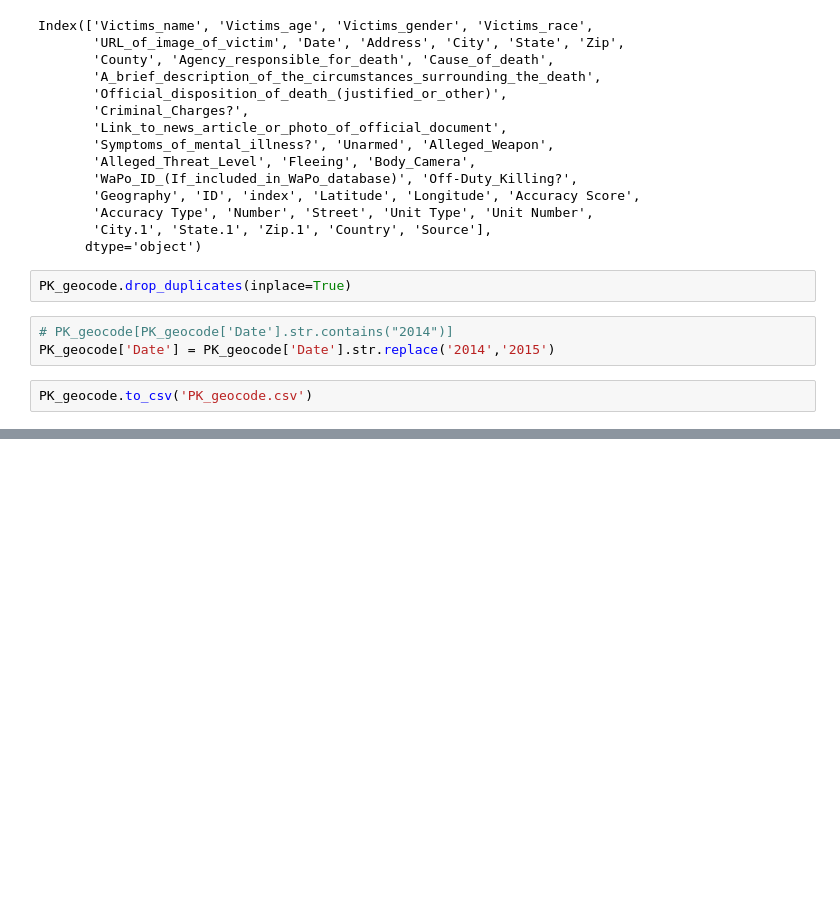
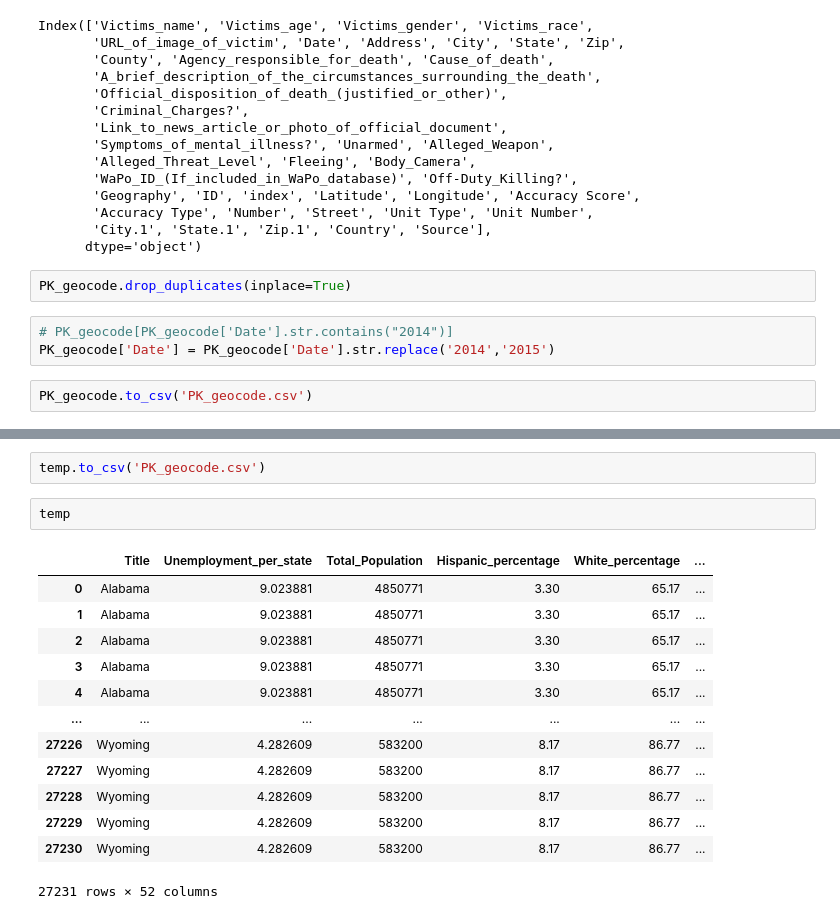
Before and after one commit to IraVillar/Police-Violence, a Jupyter notebook: PoliceViolence EDA.ipynb, the cells around one changed output, grey strips where cells are left out. Drawn from its saved outputs; the diff is of its cells as text; blank space fills up the shorter version.

```diff
--- a/PoliceViolence EDA.ipynb
+++ b/PoliceViolence EDA.ipynb
@@ -139,0 +256,18 @@ PK_geocode.to_csv('PK_geocode.csv')
+# %%
+temp.to_csv('PK_geocode.csv')
+# %%
+temp
+# %% [output]
+|  | Title | Unemployment_per_state | Total_Population | Hispanic_percentage | White_percentage | ... |
+| 0 | Alabama | 9.023881 | 4850771 | 3.30 | 65.17 | ... |
+| 1 | Alabama | 9.023881 | 4850771 | 3.30 | 65.17 | ... |
+| 2 | Alabama | 9.023881 | 4850771 | 3.30 | 65.17 | ... |
+| 3 | Alabama | 9.023881 | 4850771 | 3.30 | 65.17 | ... |
+| 4 | Alabama | 9.023881 | 4850771 | 3.30 | 65.17 | ... |
+| ... | ... | ... | ... | ... | ... | ... |
+| 27226 | Wyoming | 4.282609 | 583200 | 8.17 | 86.77 | ... |
+| 27227 | Wyoming | 4.282609 | 583200 | 8.17 | 86.77 | ... |
+| 27228 | Wyoming | 4.282609 | 583200 | 8.17 | 86.77 | ... |
+| 27229 | Wyoming | 4.282609 | 583200 | 8.17 | 86.77 | ... |
+| 27230 | Wyoming | 4.282609 | 583200 | 8.17 | 86.77 | ... |
+27231 rows × 52 columns
```
Also changed, not shown: parts of 15 cells of this notebook, 2 other files.
